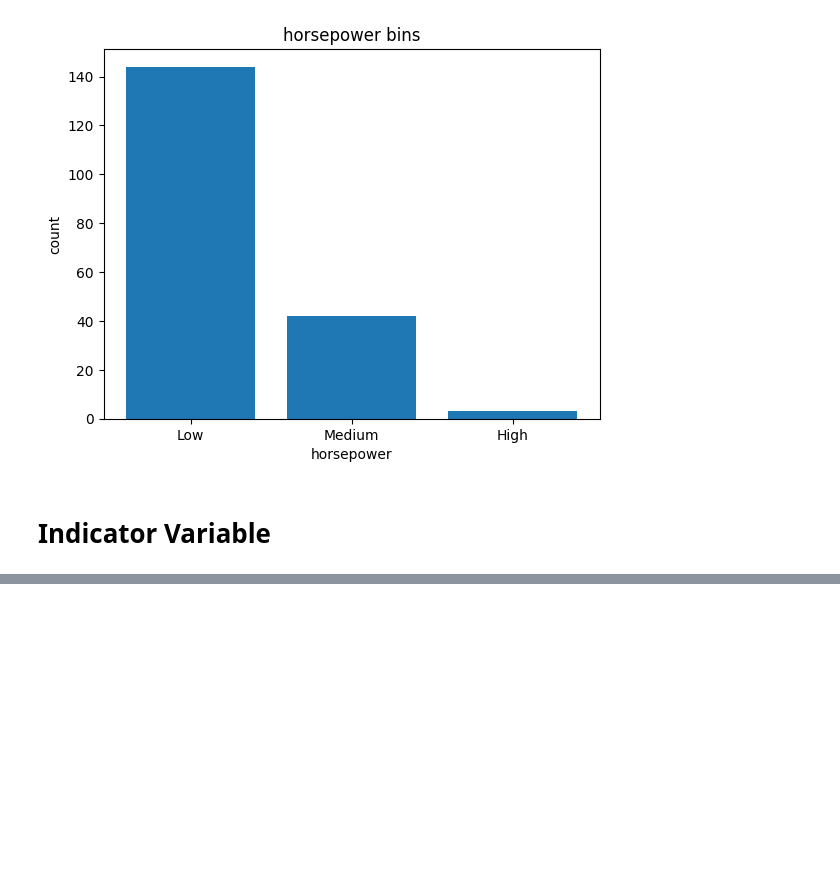
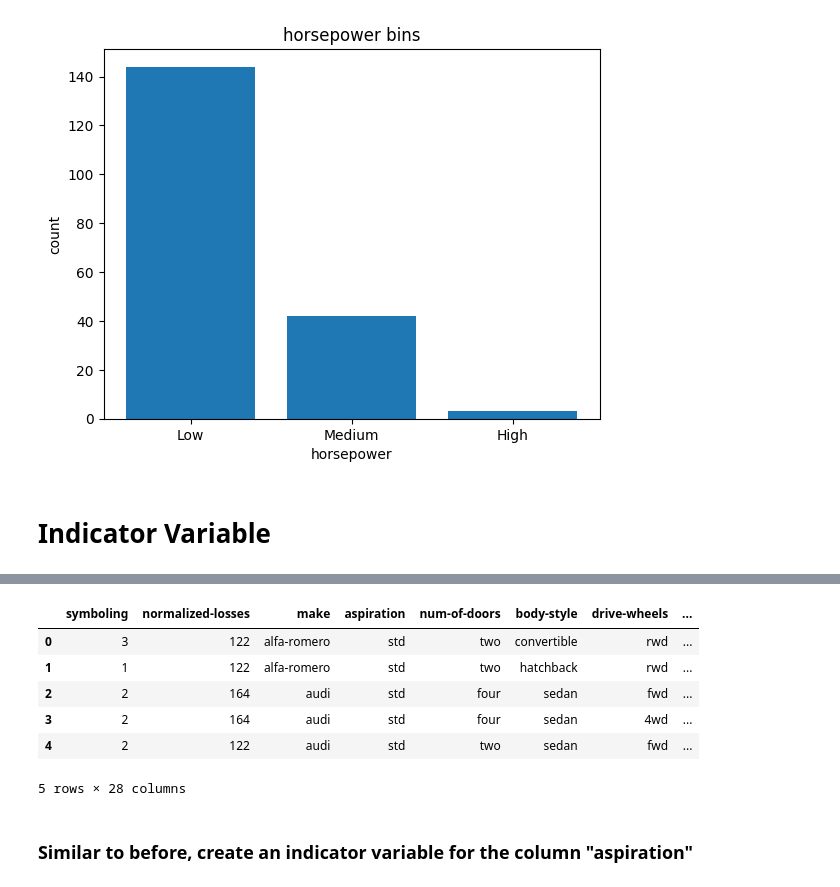
Before and after one commit to nayeem29dse/Car-Data-Analysis, a Jupyter notebook: automobiles_analysis.ipynb, the cells around one changed output, grey strips where cells are left out. Cells and saved outputs as stored; diff of their text form; code cells hidden in the pictures; blank space fills up the shorter version.

```diff
--- a/automobiles_analysis.ipynb
+++ b/automobiles_analysis.ipynb
@@ -462,0 +468,3 @@ Text(0.5, 1.0, 'horsepower bins')
+# %%
+dummy_var1=pd.get_dummies(df['fuel-type'])
+dummy_var1.head()
@@ -462,0 +478,3 @@ Text(0.5, 1.0, 'horsepower bins')
+# %%
+dummy_var1.rename(columns={'gas':'fuel_type_gas','diesel':'fuel_type_diesel'}, inplace=True)
+dummy_var1.head()
@@ -462,0 +488,15 @@ Text(0.5, 1.0, 'horsepower bins')
+# %%
+df = pd.concat([df, dummy_var1], axis=1)
+# %%
+df.drop('fuel-type', axis=1, inplace=True)
+df.head()
+# %% [output]
+|  | symboling | normalized-losses | make | aspiration | num-of-doors | body-style | drive-wheels | ... |
+| 0 | 3 | 122 | alfa-romero | std | two | convertible | rwd | ... |
+| 1 | 1 | 122 | alfa-romero | std | two | hatchback | rwd | ... |
+| 2 | 2 | 164 | audi | std | four | sedan | fwd | ... |
+| 3 | 2 | 164 | audi | std | four | sedan | 4wd | ... |
+| 4 | 2 | 122 | audi | std | two | sedan | fwd | ... |
+5 rows × 28 columns
+# %% [markdown]
+### Similar to before, create an indicator variable for the column "aspiration"
```
Also changed, not shown: parts of 7 cells of this notebook.
